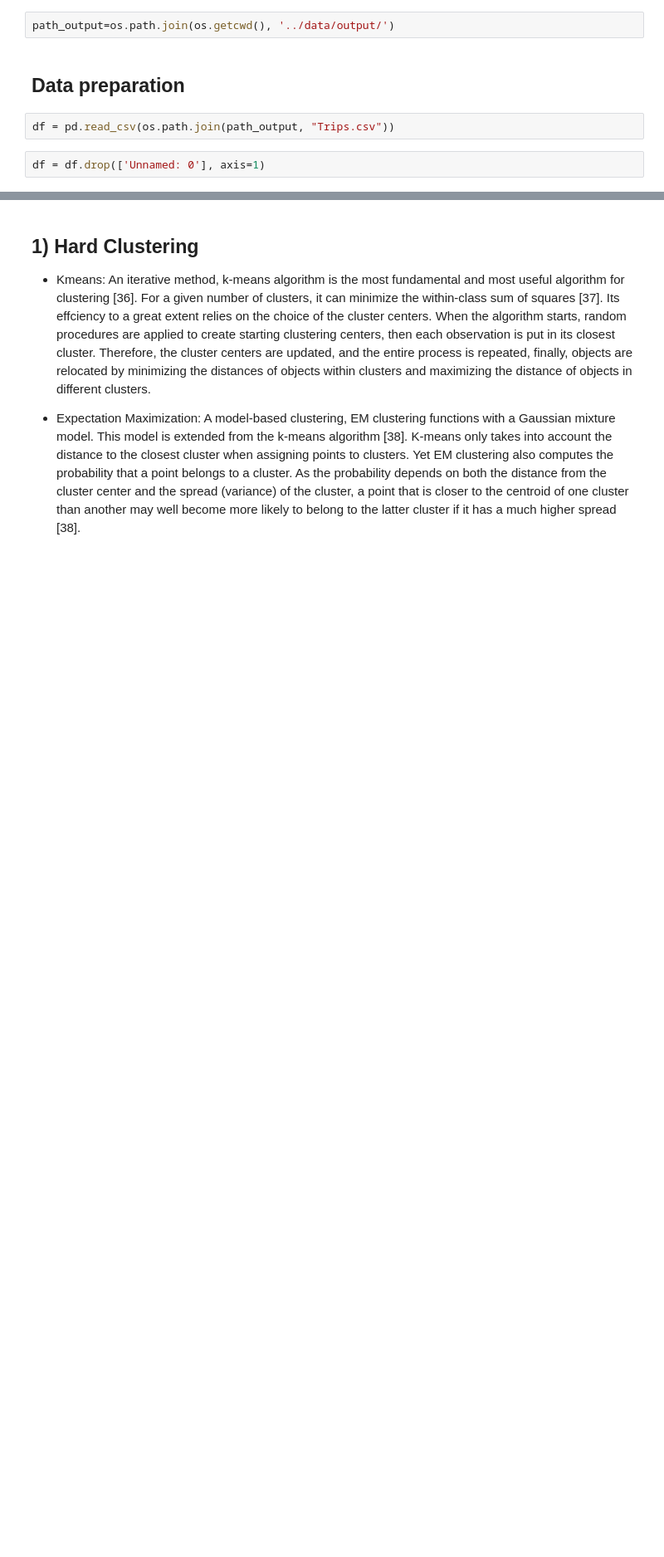
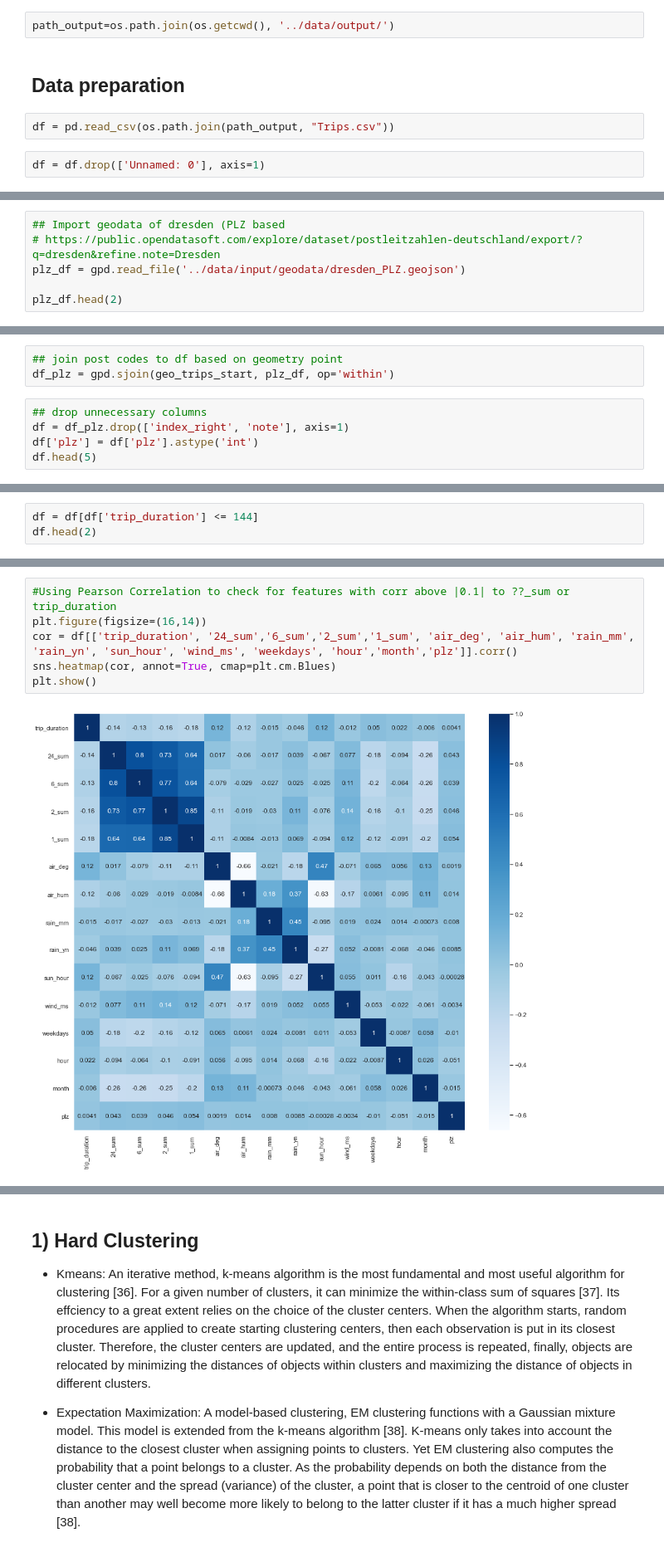
Before and after one commit to mulko93/AAA_Jupyter_Explorers, a Jupyter notebook: notebooks/03_Cluster_Analysis.ipynb, the cells around one changed output, grey strips where cells are left out. Shown at 83% size. Cells and saved outputs as stored; diff of their text form; blank space fills up the shorter version.

```diff
--- a/notebooks/03_Cluster_Analysis.ipynb
+++ b/notebooks/03_Cluster_Analysis.ipynb
@@ -62,0 +99,6 @@ Text(0.5, 1.0, 'January')
+# %%
+## Import geodata of dresden (PLZ based
+# https://public.opendatasoft.com/explore/dataset/postleitzahlen-deutschland/export/?q=dresden&refine.note=Dresden
+plz_df = gpd.read_file('../data/input/geodata/dresden_PLZ.geojson')
+
+plz_df.head(2)
@@ -62,0 +117,8 @@ Text(0.5, 1.0, 'January')
+# %%
+## join post codes to df based on geometry point
+df_plz = gpd.sjoin(geo_trips_start, plz_df, op='within')
+# %%
+## drop unnecessary columns
+df = df_plz.drop(['index_right', 'note'], axis=1)
+df['plz'] = df['plz'].astype('int')
+df.head(5)
@@ -62,0 +166,3 @@ Text(0.5, 1.0, 'January')
+# %%
+df = df[df['trip_duration'] <= 144]
+df.head(2)
@@ -94,0 +270,8 @@ Real Estate, Corporations, and Government Institutions.
+# %%
+#Using Pearson Correlation to check for features with corr above |0.1| to ??_sum or trip_duration
+plt.figure(figsize=(16,14))
+cor = df[['trip_duration', '24_sum','6_sum','2_sum','1_sum', 'air_deg', 'air_hum', 'rain_mm', 'rain_yn', 'sun_hour', 'wind_ms', 'weekdays', 'hour','month','plz']].corr()
+sns.heatmap(cor, annot=True, cmap=plt.cm.Blues)
+plt.show()
+# %% [output]
+[figure, added]
```
Also changed, not shown: parts of 46 cells of this notebook, 2 other files.
